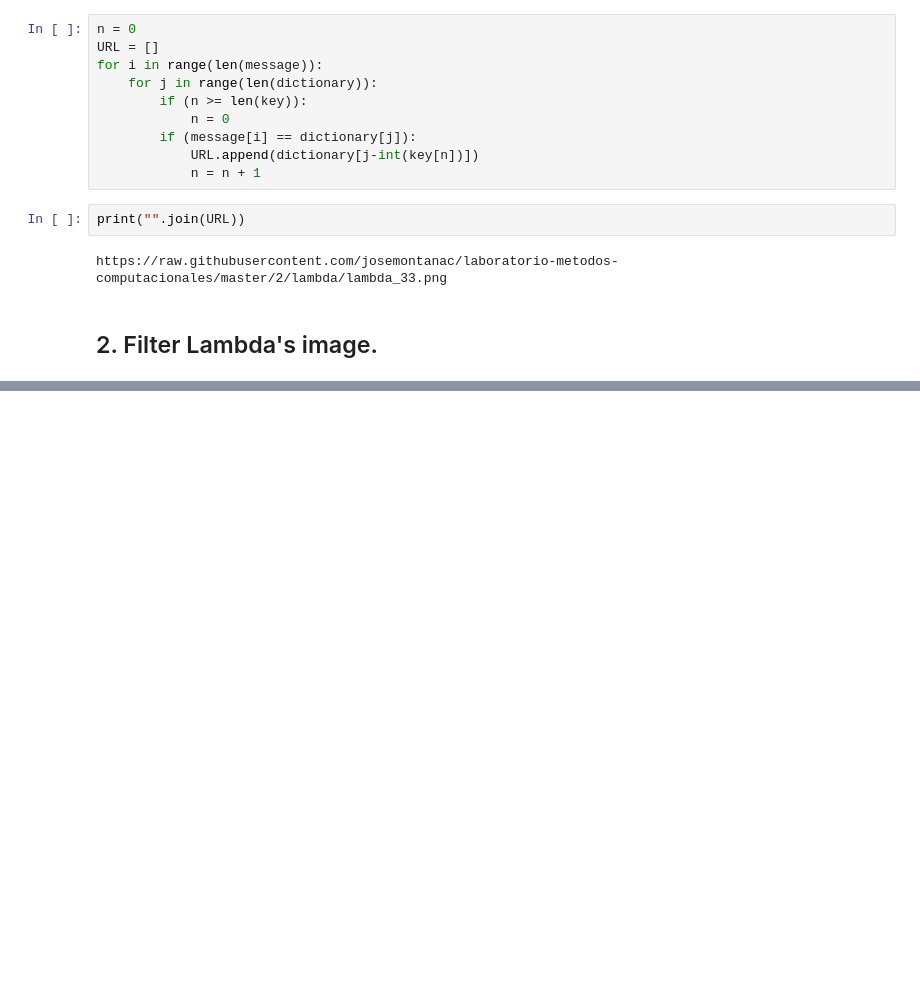
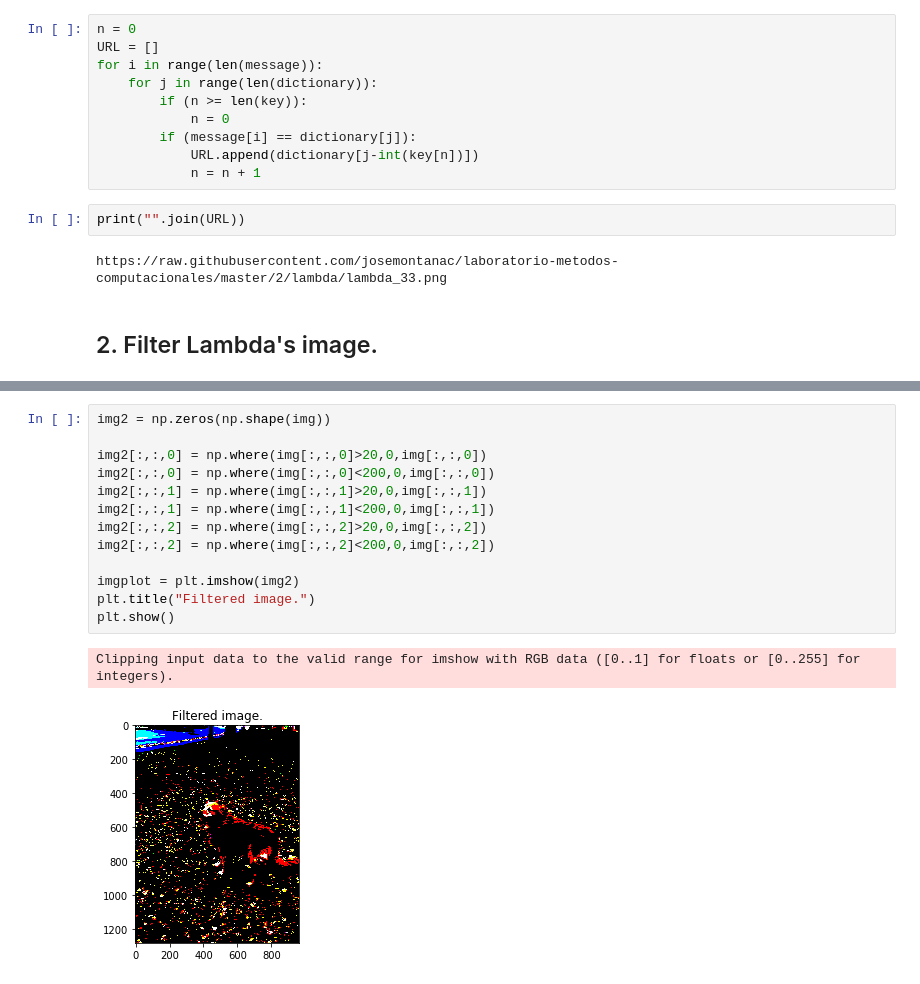
Before and after one commit to m-mejiap/Lab, a Jupyter notebook: Ex3.ipynb, the cells around one changed output, grey strips where cells are left out. Drawn from its saved outputs; the diff is of its cells as text; blank space fills up the shorter version.

```diff
--- a/Ex3.ipynb
+++ b/Ex3.ipynb
@@ -28,0 +52,16 @@ https://raw.githubusercontent.com/josemontanac/laboratorio-metodos-computacional
+# %%
+img2 = np.zeros(np.shape(img))
+
+img2[:,:,0] = np.where(img[:,:,0]>20,0,img[:,:,0])
+img2[:,:,0] = np.where(img[:,:,0]<200,0,img[:,:,0])
+img2[:,:,1] = np.where(img[:,:,1]>20,0,img[:,:,1])
+img2[:,:,1] = np.where(img[:,:,1]<200,0,img[:,:,1])
+img2[:,:,2] = np.where(img[:,:,2]>20,0,img[:,:,2])
+img2[:,:,2] = np.where(img[:,:,2]<200,0,img[:,:,2])
+
+imgplot = plt.imshow(img2)
+plt.title("Filtered image.")
+plt.show()
+# %% [output]
+Clipping input data to the valid range for imshow with RGB data ([0..1] for floats or [0..255] for integers).
+[figure, added]
```
Also changed, not shown: parts of 12 cells of this notebook.
